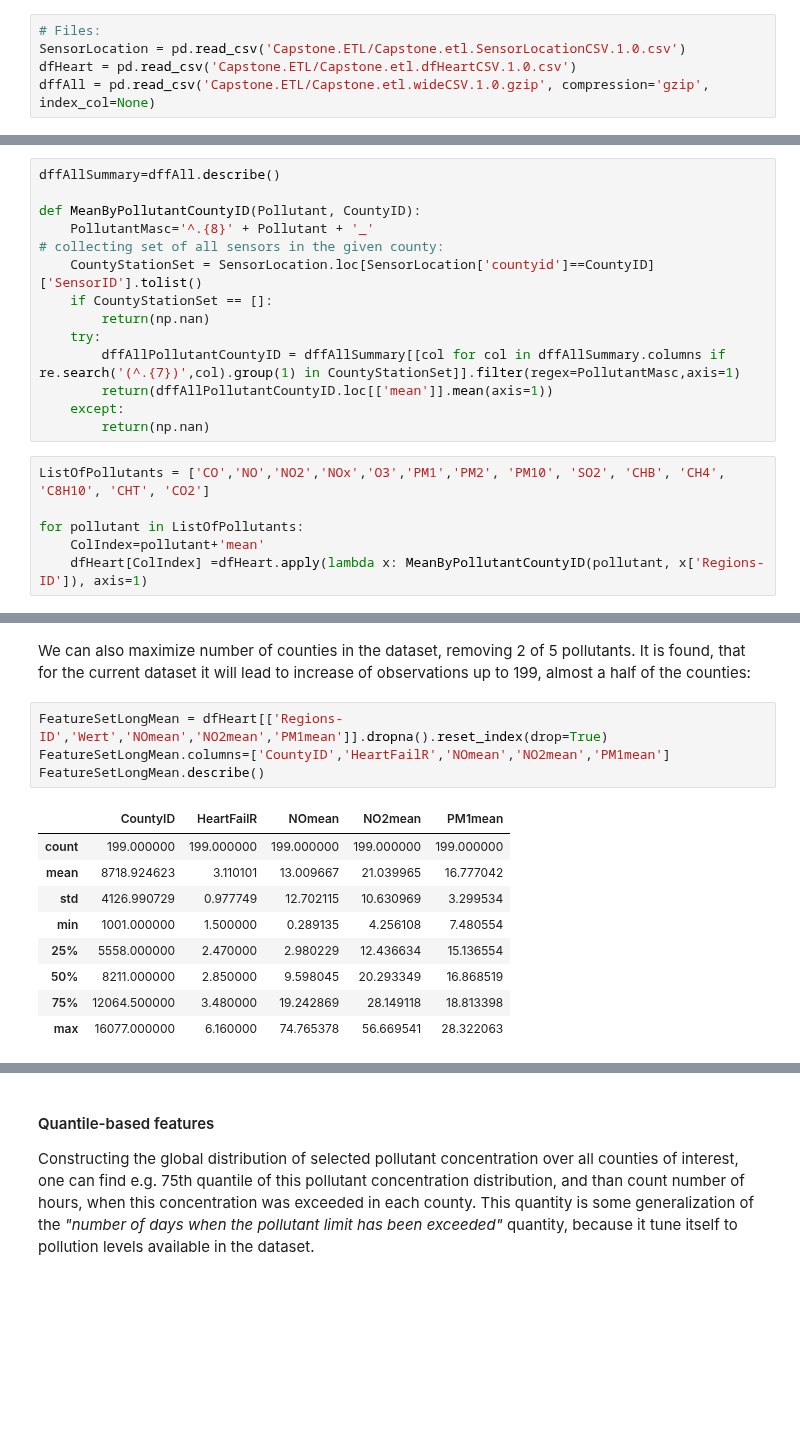
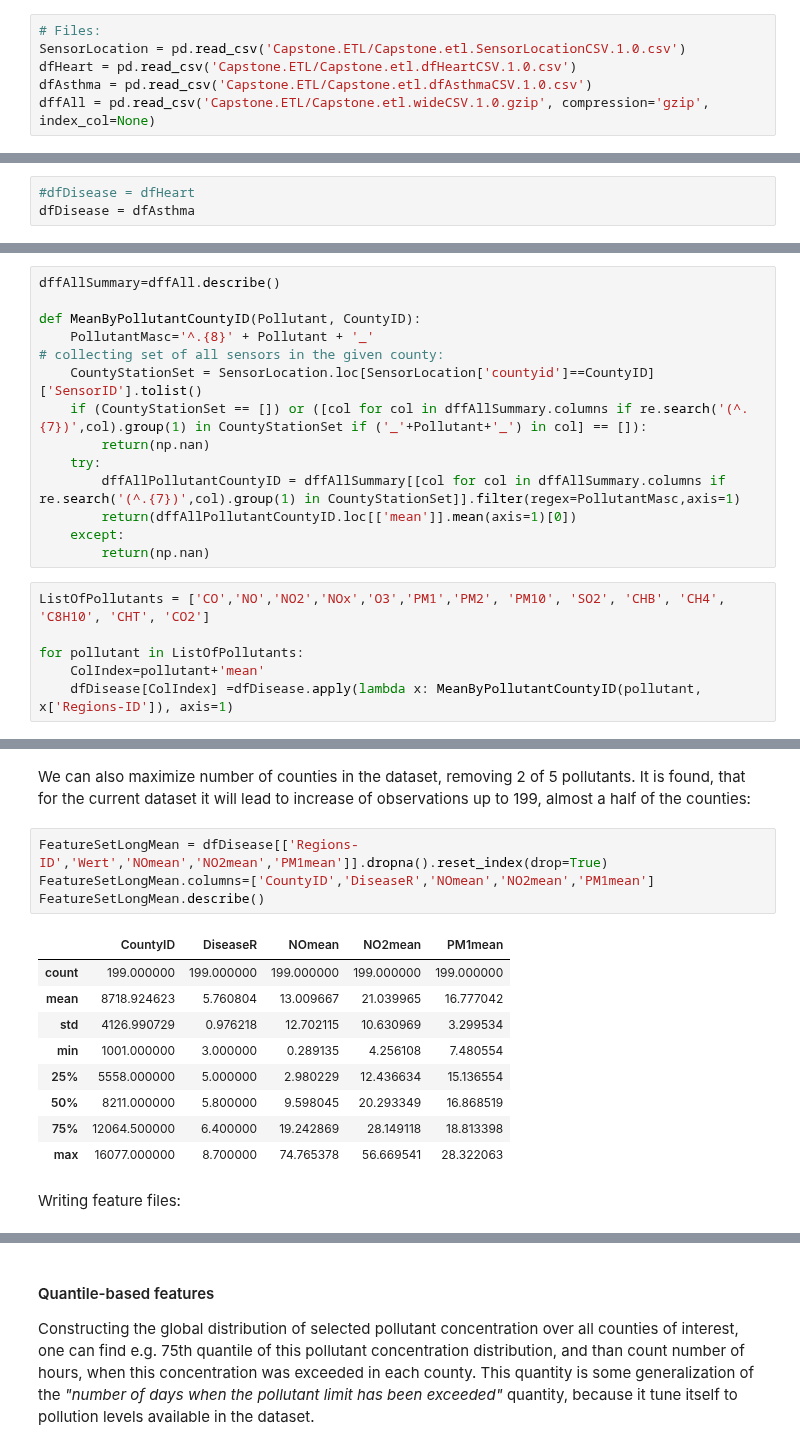
Before and after one commit to EvgenyGorelov/IBM_Coursera_Capstone, a Jupyter notebook: Capstone.feature_eng.pandas.1.0.ipynb, the cells around one changed output, grey strips where cells are left out. Cells and saved outputs as stored; diff of their text form; blank space fills up the shorter version.

```diff
--- a/Capstone.feature_eng.pandas.1.0.ipynb
+++ b/Capstone.feature_eng.pandas.1.0.ipynb
@@ -33,6 +33,7 @@ import re
 # Files:
 SensorLocation = pd.read_csv('Capstone.ETL/Capstone.etl.SensorLocationCSV.1.0.csv')
 dfHeart = pd.read_csv('Capstone.ETL/Capstone.etl.dfHeartCSV.1.0.csv')
+dfAsthma = pd.read_csv('Capstone.ETL/Capstone.etl.dfAsthmaCSV.1.0.csv')
 dffAll = pd.read_csv('Capstone.ETL/Capstone.etl.wideCSV.1.0.gzip', compression='gzip', index_col=None)
 # %% [markdown]
 ###  Feature creation
@@ -46,0 +47,3 @@ The quantity can be straightforward extracted using *.describe()* method of the
+# %%
+#dfDisease = dfHeart
+dfDisease = dfAsthma
@@ -51,11 +57,11 @@ def MeanByPollutantCountyID(Pollutant, CountyID):
     PollutantMasc='^.{8}' + Pollutant + '_'
 # collecting set of all sensors in the given county:
     CountyStationSet = SensorLocation.loc[SensorLocation['countyid']==CountyID]['SensorID'].tolist()
-    if CountyStationSet == []:
+    if (CountyStationSet == []) or ([col for col in dffAllSummary.columns if re.search('(^.{7})',col).group(1) in CountyStationSet if ('_'+Pollutant+'_') in col] == []):
         return(np.nan)
     try:
         dffAllPollutantCountyID = dffAllSummary[[col for col in dffAllSummary.columns if re.search('(^.{7})',col).group(1) in CountyStationSet]].filter(regex=PollutantMasc,axis=1)
-        return(dffAllPollutantCountyID.loc[['mean']].mean(axis=1))
+        return(dffAllPollutantCountyID.loc[['mean']].mean(axis=1)[0])
     except:
         return(np.nan)
 # %%
@@ -63,5 +69,5 @@ ListOfPollutants = ['CO','NO','NO2','NOx','O3','PM1','PM2', 'PM10', 'SO2', 'CHB'
 
 for pollutant in ListOfPollutants:
     ColIndex=pollutant+'mean'
-    dfHeart[ColIndex] =dfHeart.apply(lambda x: MeanByPollutantCountyID(pollutant, x['Regions-ID']), axis=1)
+    dfDisease[ColIndex] =dfDisease.apply(lambda x: MeanByPollutantCountyID(pollutant, x['Regions-ID']), axis=1)
 # %%
@@ -111,16 +120,18 @@ FeatureSetDenseMean.hist(column=['NOmean','NO2mean','NOxmean','O3mean','PM1mean'
 # %% [markdown]
 We can also maximize number of counties in the dataset, removing 2 of 5 pollutants. It is found, that for the current dataset it will lead to increase of observations up to 199, almost a half of the counties:
 # %%
-FeatureSetLongMean = dfHeart[['Regions-ID','Wert','NOmean','NO2mean','PM1mean']].dropna().reset_index(drop=True)
-FeatureSetLongMean.columns=['CountyID','HeartFailR','NOmean','NO2mean','PM1mean']
+FeatureSetLongMean = dfDisease[['Regions-ID','Wert','NOmean','NO2mean','PM1mean']].dropna().reset_index(drop=True)
+FeatureSetLongMean.columns=['CountyID','DiseaseR','NOmean','NO2mean','PM1mean']
 FeatureSetLongMean.describe()
 # %% [output]
-|  | CountyID | HeartFailR | NOmean | NO2mean | PM1mean |
+|  | CountyID | DiseaseR | NOmean | NO2mean | PM1mean |
 | count | 199.000000 | 199.000000 | 199.000000 | 199.000000 | 199.000000 |
-| mean | 8718.924623 | 3.110101 | 13.009667 | 21.039965 | 16.777042 |
-| std | 4126.990729 | 0.977749 | 12.702115 | 10.630969 | 3.299534 |
-| min | 1001.000000 | 1.500000 | 0.289135 | 4.256108 | 7.480554 |
-| 25% | 5558.000000 | 2.470000 | 2.980229 | 12.436634 | 15.136554 |
-| 50% | 8211.000000 | 2.850000 | 9.598045 | 20.293349 | 16.868519 |
-| 75% | 12064.500000 | 3.480000 | 19.242869 | 28.149118 | 18.813398 |
-| max | 16077.000000 | 6.160000 | 74.765378 | 56.669541 | 28.322063 |
+| mean | 8718.924623 | 5.760804 | 13.009667 | 21.039965 | 16.777042 |
+| std | 4126.990729 | 0.976218 | 12.702115 | 10.630969 | 3.299534 |
+| min | 1001.000000 | 3.000000 | 0.289135 | 4.256108 | 7.480554 |
+| 25% | 5558.000000 | 5.000000 | 2.980229 | 12.436634 | 15.136554 |
+| 50% | 8211.000000 | 5.800000 | 9.598045 | 20.293349 | 16.868519 |
+| 75% | 12064.500000 | 6.400000 | 19.242869 | 28.149118 | 18.813398 |
+| max | 16077.000000 | 8.700000 | 74.765378 | 56.669541 | 28.322063 |
+# %% [markdown]
+Writing feature files:
```
Also changed, not shown: parts of 22 cells of this notebook, 2 other files.
